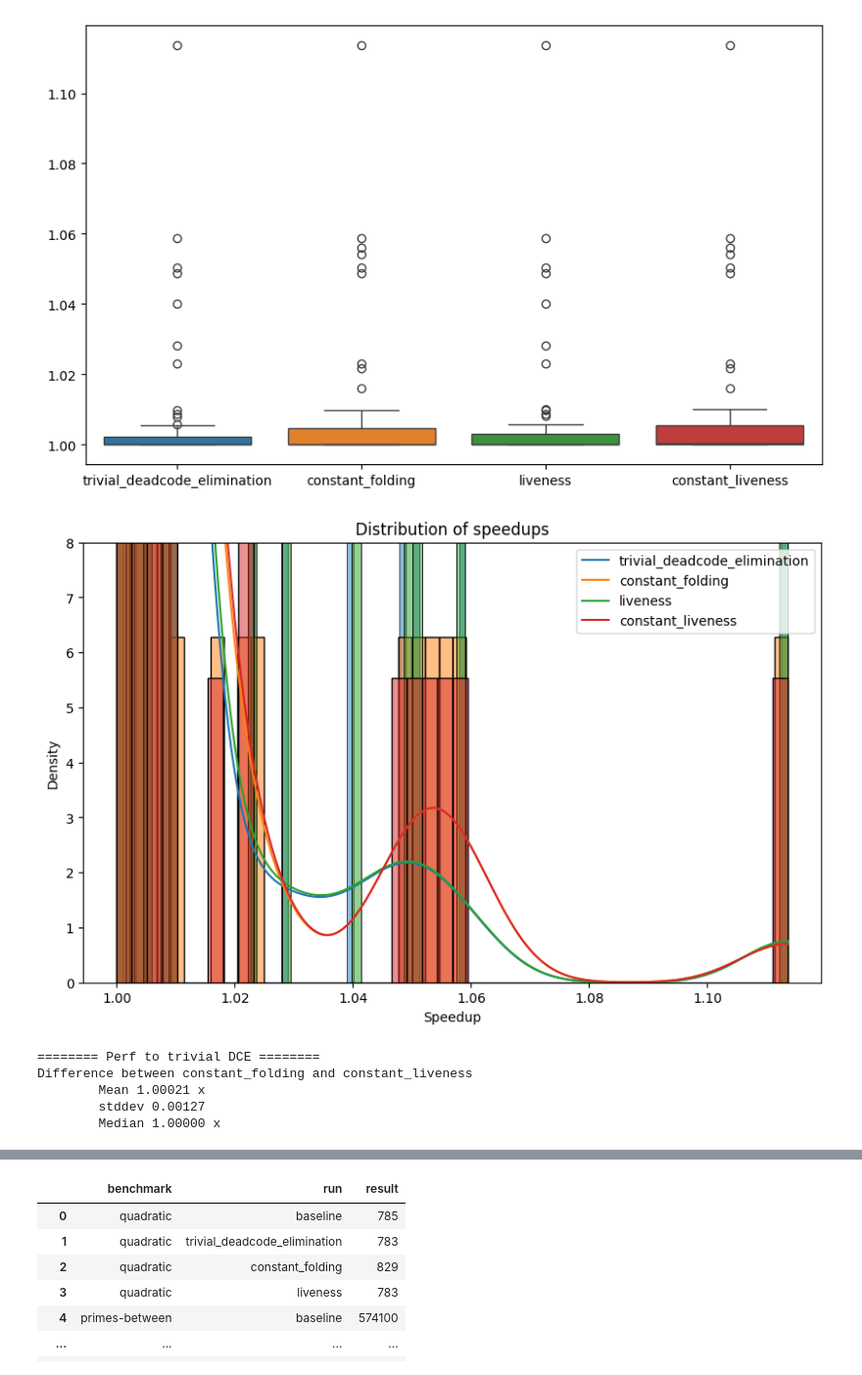
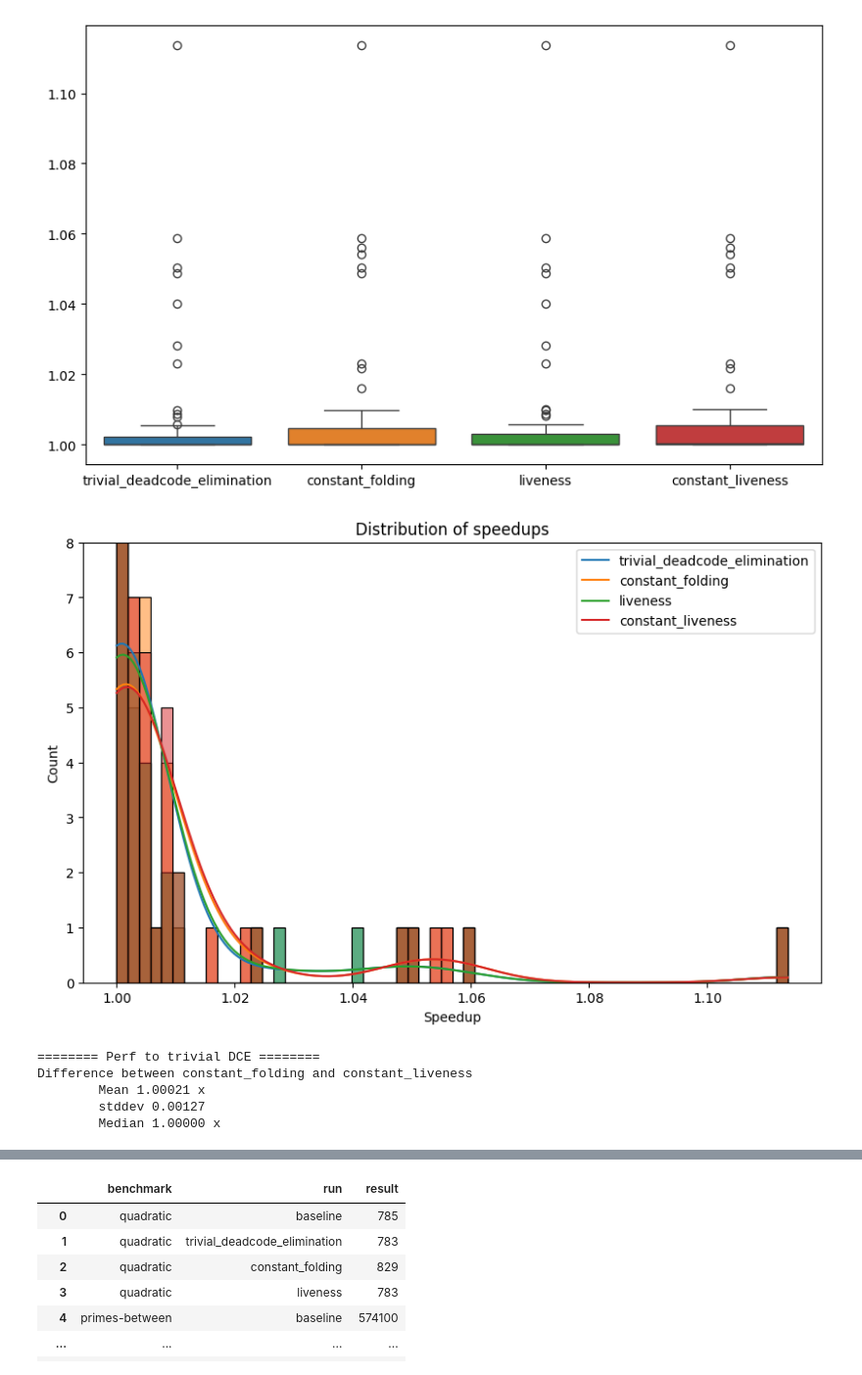
Before and after one commit to nithinvc/bril, a Jupyter notebook: assignments/dataflow/analysis.ipynb, the cells around one changed output, grey strips where cells are left out. Shown at 98% size. Cells and saved outputs as stored; diff of their text form; code cells hidden in the pictures.

Commit message:
updated distribution plot

```diff
--- a/assignments/dataflow/analysis.ipynb
+++ b/assignments/dataflow/analysis.ipynb
@@ -65,45 +65,47 @@ for r in runs:
     boxplot_data[r] = speedup
 sns.boxplot(boxplot_data)
 plt.show()
-
+labels = []
+bins = 60
 for r, v in boxplot_data.items():
-    sns.histplot(v, kde=True, legend=r)
+    labels.append(r)
+    sns.histplot(v, kde=True, legend=r,  multiple='layer', bins=bins)
     # sns.displot(v, rug=True, kde=True)
     # plt.title(r)
     # plt.show()
-plt.legend(list(boxplot_data.keys()))
+plt.legend(labels)
 plt.title('Distribution of speedups')
 plt.ylim(0, 8)
 plt.xlabel('Speedup')
 plt.show()
 
 print('======== Perf to trivial DCE ========')
 improvement(df, 'constant_folding', 'constant_liveness', filter_no_change=filter_no_change)
 # %% [output]
 Number of failed rows: 12
 Original number of runs: 432
 New number of runs 420
 FILTER NO CHANGE False
 ======== Main Results ========
 Difference between baseline and trivial_deadcode_elimination
         Mean 1.00606 x
         stddev 0.01760
         Median 1.00000 x
 Difference between baseline and constant_folding
         Mean 1.00779 x
         stddev 0.01888
 ... (5 lines left out)
 Difference between baseline and constant_liveness
         Mean 1.00800 x
         stddev 0.01886
         Median 1.00025 x
 A value is trying to be set on a copy of a slice from a DataFrame.
 Try using .loc[row_indexer,col_indexer] = value instead
 
 See the caveats in the documentation: https://pandas.pydata.org/pandas-docs/stable/user_guide/indexing.html#returning-a-view-versus-a-copy
   df['result'] = df['result'].astype(int)
 [figure]
-[figure, old version]
+[figure, new version]
 ======== Perf to trivial DCE ========
 Difference between constant_folding and constant_liveness
         Mean 1.00021 x
```
